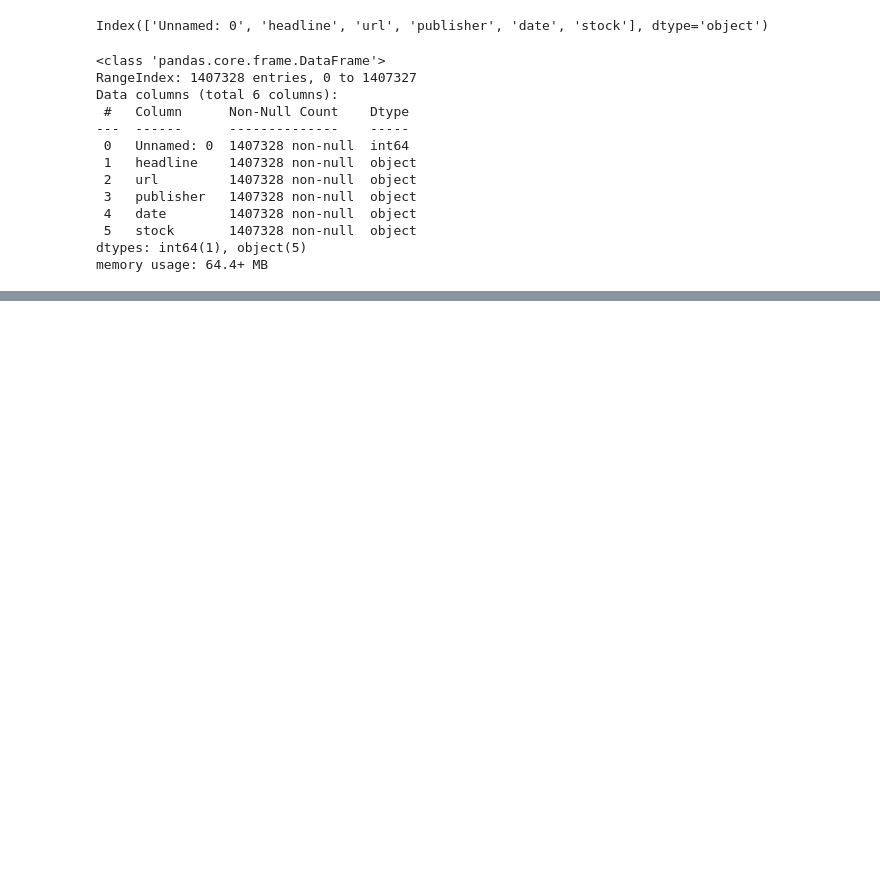
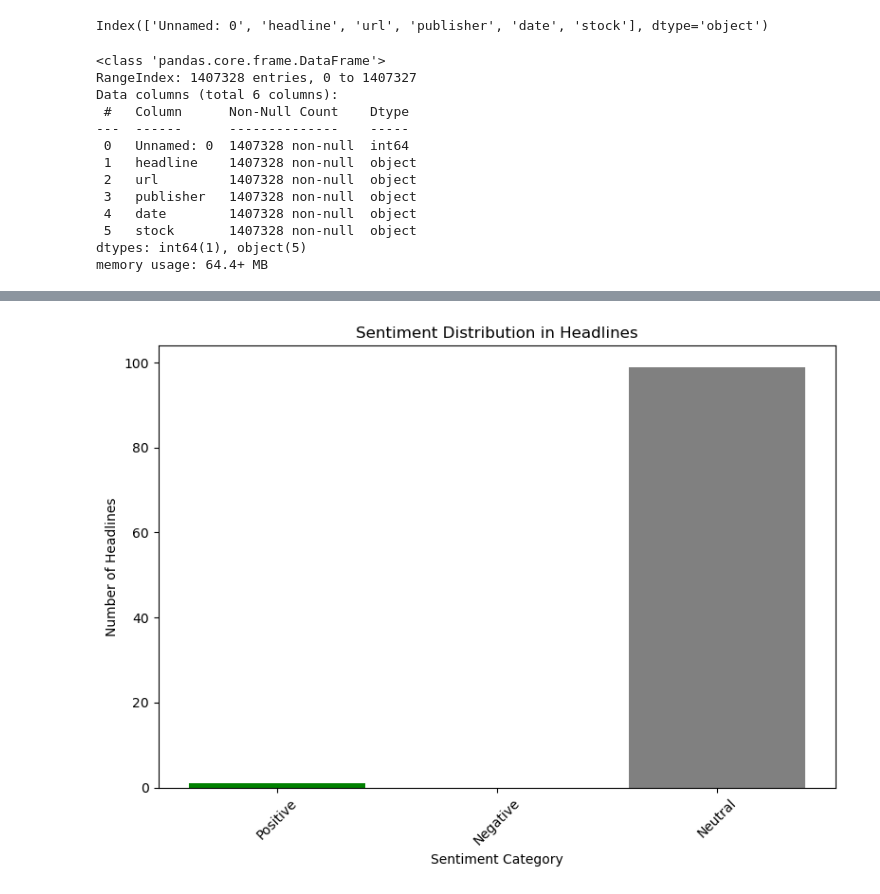
Before and after one commit to YeabsiraTibebu/FinancialNews-and-StockPrice, a Jupyter notebook: notebooks/analysis.ipynb, the cells around one changed output, grey strips where cells are left out. Saved outputs shown, nothing was run; the diff lists cells and outputs as text; code cells hidden in the pictures; blank space fills up the shorter version.

```diff
--- a/notebooks/analysis.ipynb
+++ b/notebooks/analysis.ipynb
@@ -60,0 +196,17 @@ memory usage: 64.4+ MB
+# %%
+# Sentiment Analysis on the first 10 headlines
+sentiment_analysis = []
+for headline in data['headline'].head(100):  # Use head(10) to get the first 50000
+  sentiment = TextBlob(headline).sentiment
+  sentiment_analysis.append({
+      "original_headline": headline,  # Can be replaced with original headline if needed
+      "sentiment": sentiment,
+      "sentiment_category": "Positive" if sentiment.polarity > 0.5 else ("Negative" if sentiment.polarity < -0.5 else "Neutral")
+  })
+
+# Print results
+for analysis in sentiment_analysis:
+  print(f"Original Headline: {analysis['original_headline']}")  # Can be replaced with original headline if needed
+  print(f"Sentiment: {analysis['sentiment']}")
+  print(f"Sentiment Category: {analysis['sentiment_category']}")
+  print("------")
@@ -60,0 +231,21 @@ memory usage: 64.4+ MB
+# %%
+# Count sentiment occurrences
+sentiment_counts = {"Positive": 0, "Negative": 0, "Neutral": 0}
+for analysis in sentiment_analysis:
+  sentiment_counts[analysis["sentiment_category"]] += 1
+
+# Extract sentiment categories and counts
+sentiment_categories = list(sentiment_counts.keys())
+sentiment_values = list(sentiment_counts.values())
+
+# Create bar chart
+plt.figure(figsize=(8, 6))  # Adjust figure size as needed
+plt.bar(sentiment_categories, sentiment_values, color=['green', 'red', 'gray'])
+plt.xlabel("Sentiment Category")
+plt.ylabel("Number of Headlines")
+plt.title("Sentiment Distribution in Headlines")
+plt.xticks(rotation=45)  # Rotate x-axis labels for better readability
+plt.tight_layout()
+plt.show()
+# %% [output]
+[figure, added]
```
Also changed, not shown: parts of 19 cells of this notebook.
